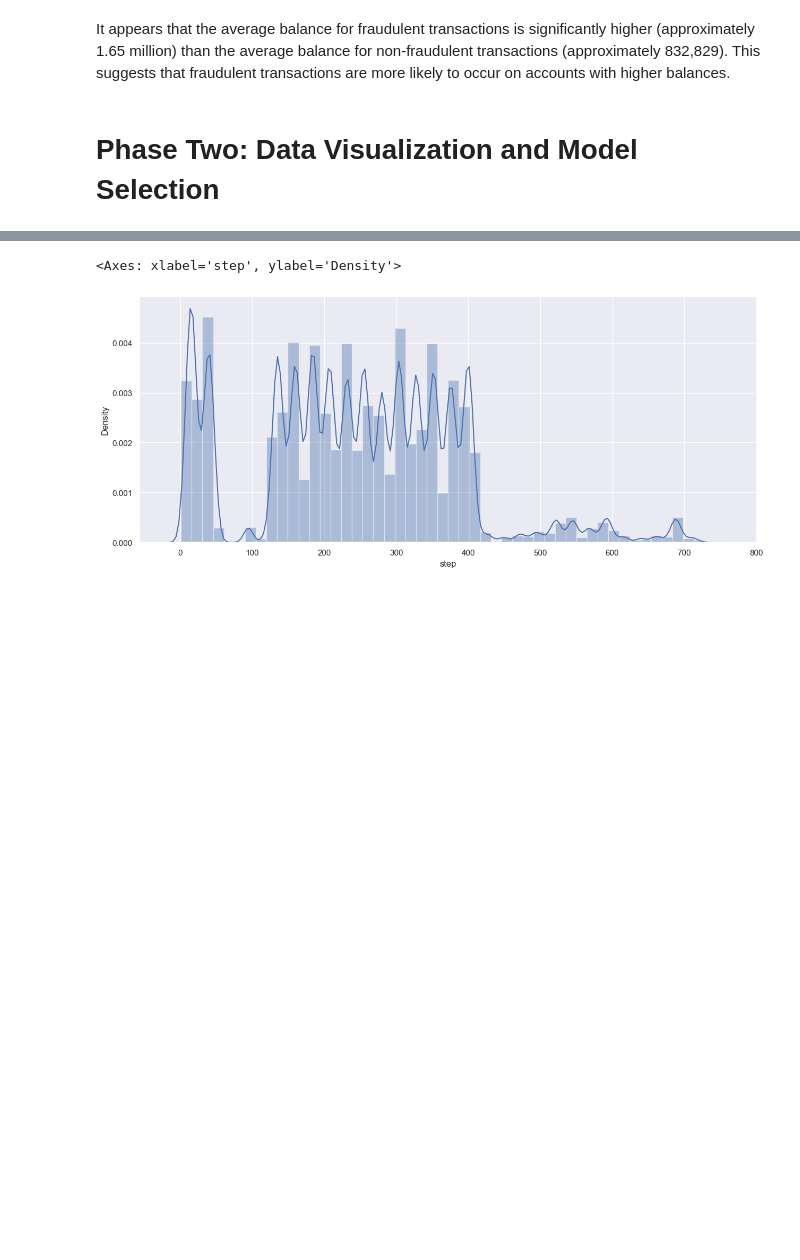
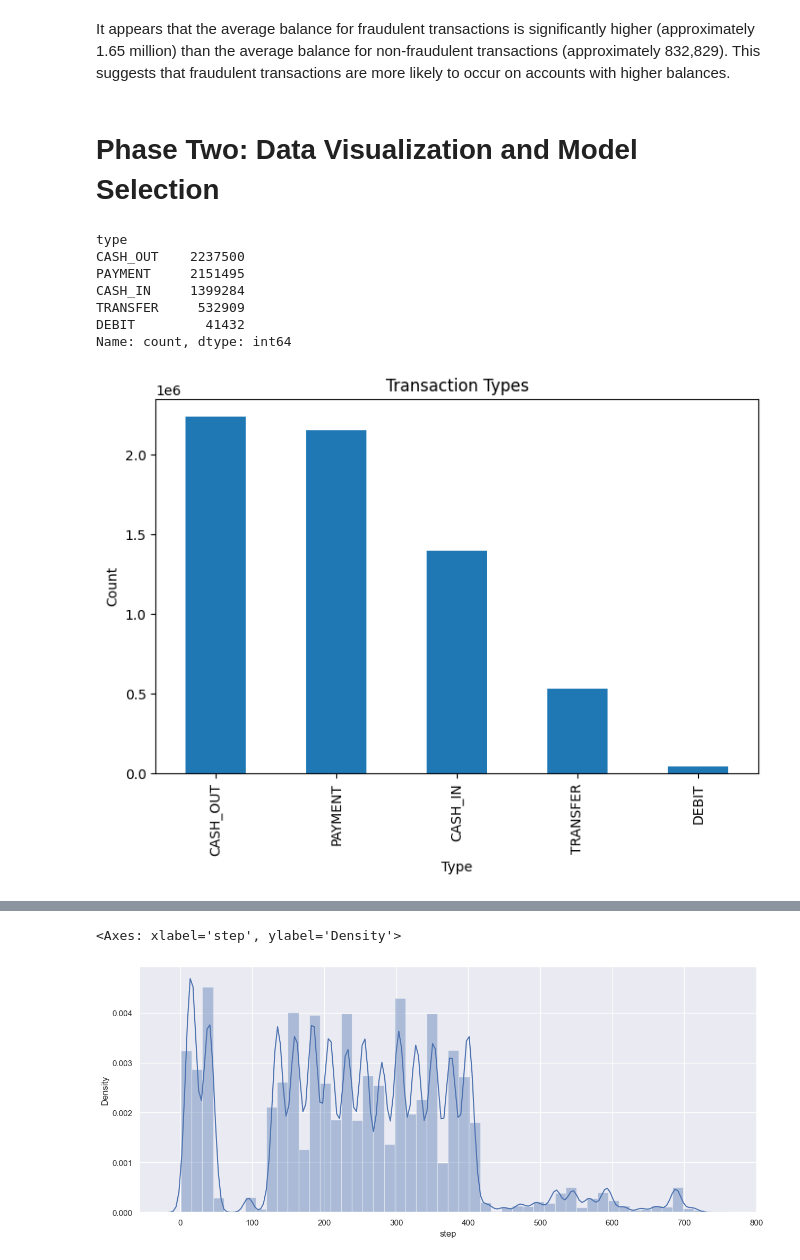
Before and after one commit to Teelash-K/Fraud_Detection, a Jupyter notebook: OnlinePayment_FraudDetection.ipynb, the cells around one changed output, grey strips where cells are left out. Drawn from its saved outputs; the diff is of its cells as text; code cells hidden in the pictures; blank space fills up the shorter version.

```diff
--- a/OnlinePayment_FraudDetection.ipynb
+++ b/OnlinePayment_FraudDetection.ipynb
@@ -243,3 +248,24 @@ Average balance for non-fraudulent transactions: 832828.7117272632
  It appears that the average balance for fraudulent transactions is significantly higher (approximately 1.65 million) than the average balance for non-fraudulent transactions (approximately 832,829). This suggests that fraudulent transactions are more likely to occur on accounts with higher balances.
 # %% [markdown]
 <h1>Phase Two: Data Visualization and Model Selection</h1>
+# %%
+ #Transaction types
+transaction_types = df['type'].value_counts()
+print(transaction_types)
+
+# Plot the transaction types
+plt.figure(figsize=(8, 5))
+transaction_types.plot(kind='bar')
+plt.title("Transaction Types")
+plt.xlabel("Type")
+plt.ylabel("Count")
+plt.show()
+# %% [output]
+type
+CASH_OUT    2237500
+PAYMENT     2151495
+CASH_IN     1399284
+TRANSFER     532909
+DEBIT         41432
+Name: count, dtype: int64
+[figure, added]
```
Also changed, not shown: parts of 37 cells of this notebook, 1 other file.
